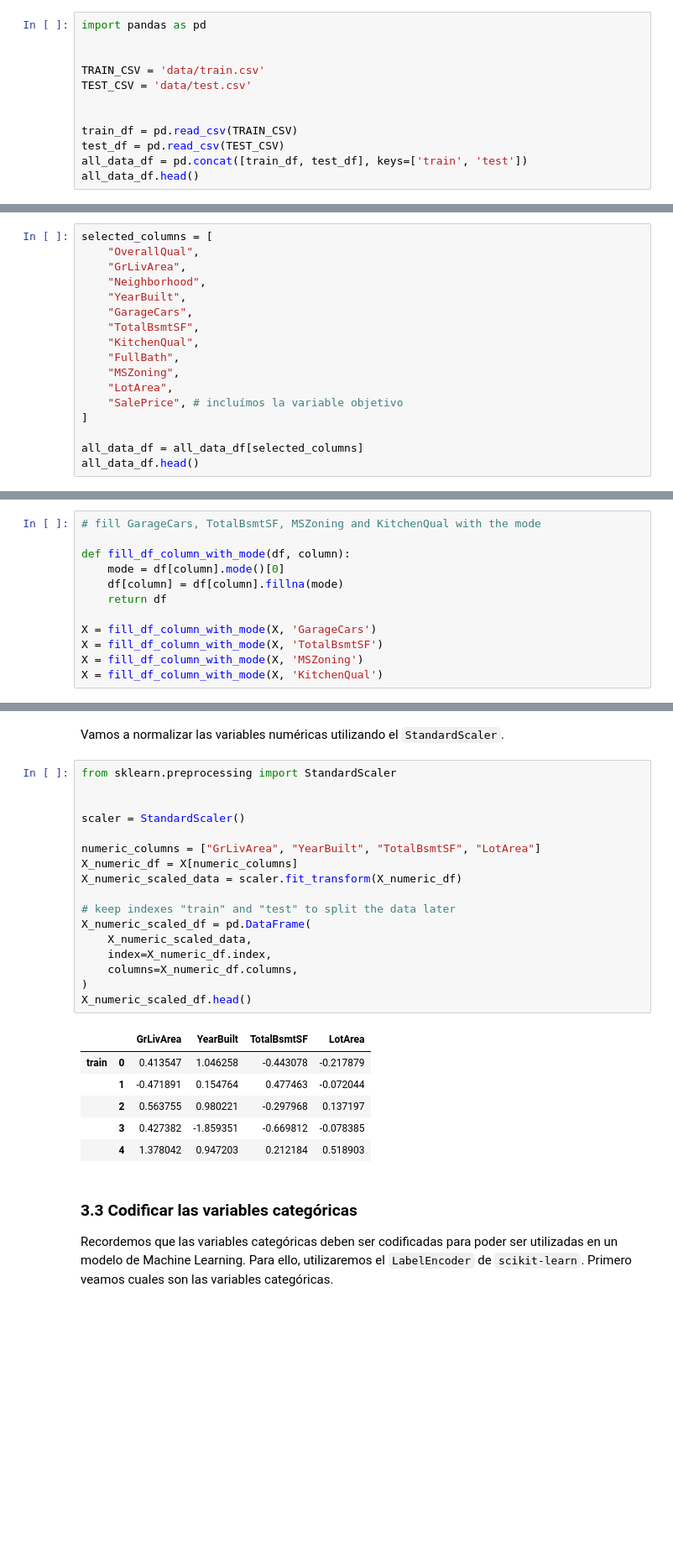
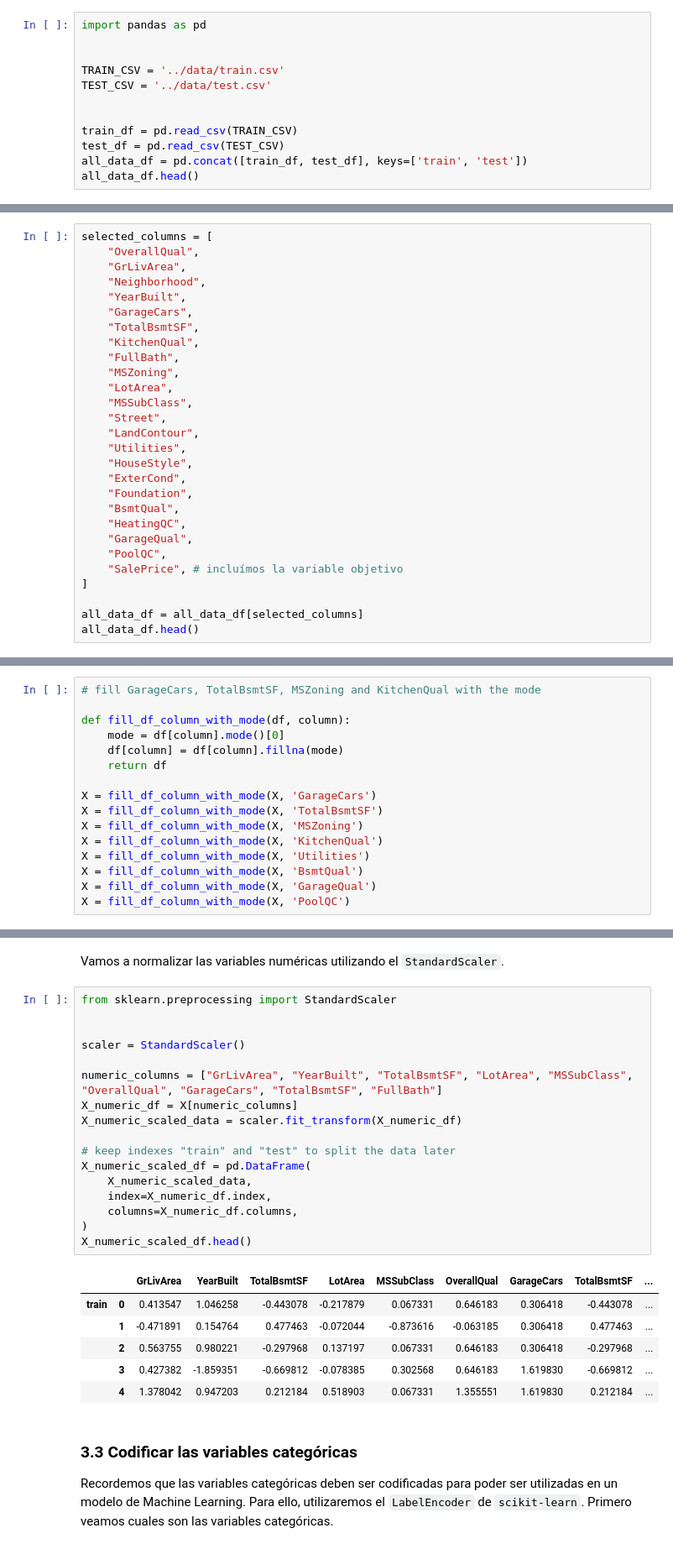
Before and after one commit to ismlm/Python-intro-Data-Science, a Jupyter notebook: notebooks/Lesson VI - Kaggle Challenge.ipynb, the cells around one changed output, grey strips where cells are left out. Shown at 84% size. Drawn from its saved outputs; the diff is of its cells as text; blank space fills up the shorter version.

```diff
--- a/notebooks/Lesson VI - Kaggle Challenge.ipynb
+++ b/notebooks/Lesson VI - Kaggle Challenge.ipynb
@@ -18,8 +186,8 @@ Como siempre en un proyecto de Machine Learning, lo primero que debemos hacer es
 import pandas as pd
 
 
-TRAIN_CSV = 'data/train.csv'
-TEST_CSV = 'data/test.csv'
+TRAIN_CSV = '../data/train.csv'
+TEST_CSV = '../data/test.csv'
 
 
 train_df = pd.read_csv(TRAIN_CSV)
@@ -62,6 +230,17 @@ selected_columns = [
     "FullBath",
     "MSZoning",
     "LotArea",
+    "MSSubClass",
+    "Street",
+    "LandContour",
+    "Utilities",
+    "HouseStyle",
+    "ExterCond",
+    "Foundation",
+    "BsmtQual",
+    "HeatingQC",
+    "GarageQual",
+    "PoolQC",
     "SalePrice", # incluímos la variable objetivo
 ]
 
@@ -208,6 +400,10 @@ X = fill_df_column_with_mode(X, 'GarageCars')
 X = fill_df_column_with_mode(X, 'TotalBsmtSF')
 X = fill_df_column_with_mode(X, 'MSZoning')
 X = fill_df_column_with_mode(X, 'KitchenQual')
+X = fill_df_column_with_mode(X, 'Utilities')
+X = fill_df_column_with_mode(X, 'BsmtQual')
+X = fill_df_column_with_mode(X, 'GarageQual')
+X = fill_df_column_with_mode(X, 'PoolQC')
 # %% [markdown]
 Confirmamos que no hay valores nulos.
 # %%
@@ -249,27 +451,27 @@ Vamos a normalizar las variables numéricas utilizando el `StandardScaler`.
 # %%
 from sklearn.preprocessing import StandardScaler
 
 
 scaler = StandardScaler()
 
-numeric_columns = ["GrLivArea", "YearBuilt", "TotalBsmtSF", "LotArea"]
+numeric_columns = ["GrLivArea", "YearBuilt", "TotalBsmtSF", "LotArea", "MSSubClass", "OverallQual", "GarageCars", "TotalBsmtSF", "FullBath"]
 X_numeric_df = X[numeric_columns]
 X_numeric_scaled_data = scaler.fit_transform(X_numeric_df)
 
 # keep indexes "train" and "test" to split the data later
 X_numeric_scaled_df = pd.DataFrame(
     X_numeric_scaled_data,
     index=X_numeric_df.index,
     columns=X_numeric_df.columns,
 )
 X_numeric_scaled_df.head()
 # %% [output]
-|  |  | GrLivArea | YearBuilt | TotalBsmtSF | LotArea |
-| train | 0 | 0.413547 | 1.046258 | -0.443078 | -0.217879 |
-|  | 1 | -0.471891 | 0.154764 | 0.477463 | -0.072044 |
-|  | 2 | 0.563755 | 0.980221 | -0.297968 | 0.137197 |
-|  | 3 | 0.427382 | -1.859351 | -0.669812 | -0.078385 |
-|  | 4 | 1.378042 | 0.947203 | 0.212184 | 0.518903 |
+|  |  | GrLivArea | YearBuilt | TotalBsmtSF | LotArea | MSSubClass | OverallQual | GarageCars | TotalBsmtSF | ... |
+| train | 0 | 0.413547 | 1.046258 | -0.443078 | -0.217879 | 0.067331 | 0.646183 | 0.306418 | -0.443078 | ... |
+|  | 1 | -0.471891 | 0.154764 | 0.477463 | -0.072044 | -0.873616 | -0.063185 | 0.306418 | 0.477463 | ... |
+|  | 2 | 0.563755 | 0.980221 | -0.297968 | 0.137197 | 0.067331 | 0.646183 | 0.306418 | -0.297968 | ... |
+|  | 3 | 0.427382 | -1.859351 | -0.669812 | -0.078385 | 0.302568 | 0.646183 | 1.619830 | -0.669812 | ... |
+|  | 4 | 1.378042 | 0.947203 | 0.212184 | 0.518903 | 0.067331 | 1.355551 | 1.619830 | 0.212184 | ... |
 # %% [markdown]
 ### 3.3 Codificar las variables categóricas
 
```
Also changed, not shown: parts of 30 cells of this notebook, 1 other file.
